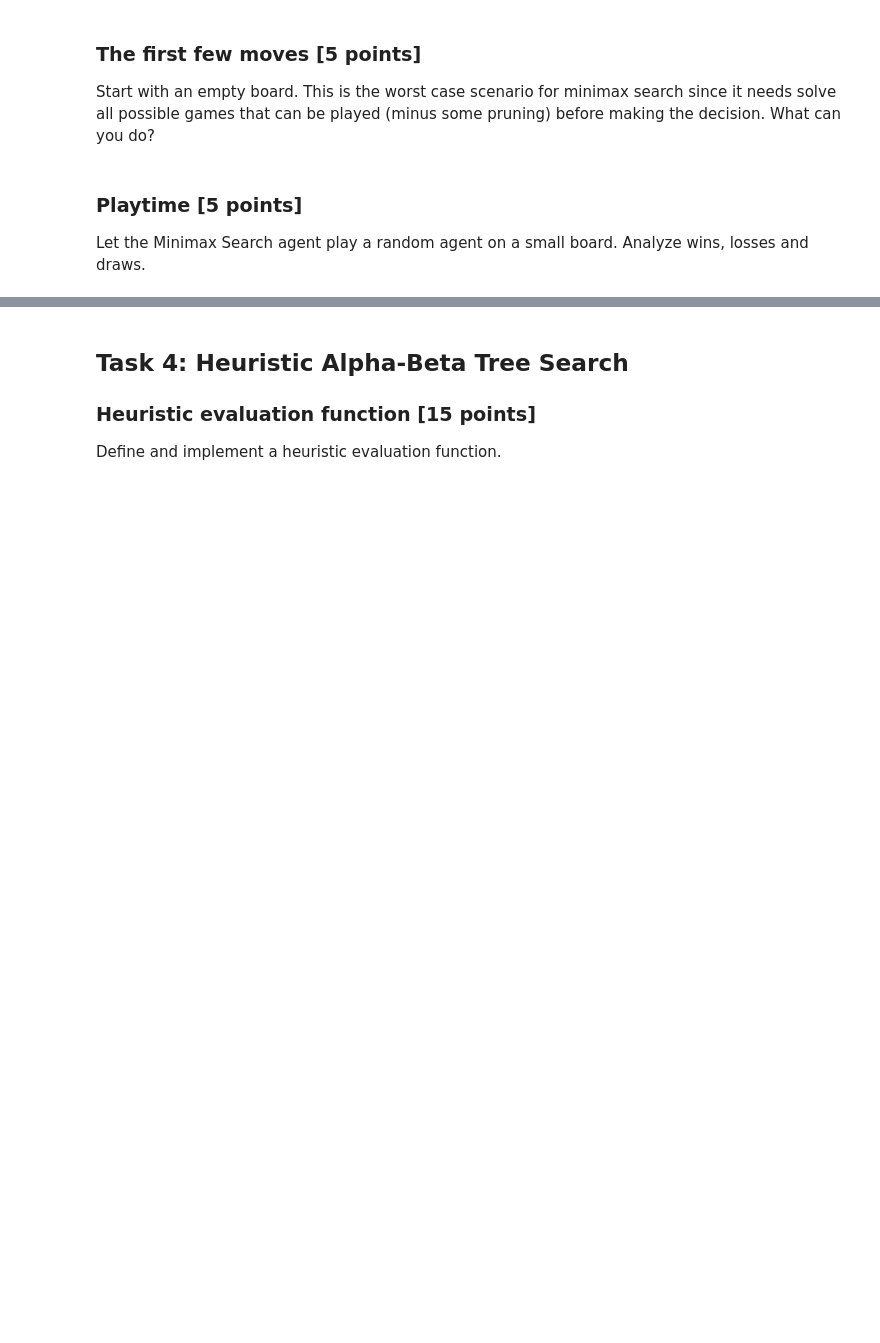
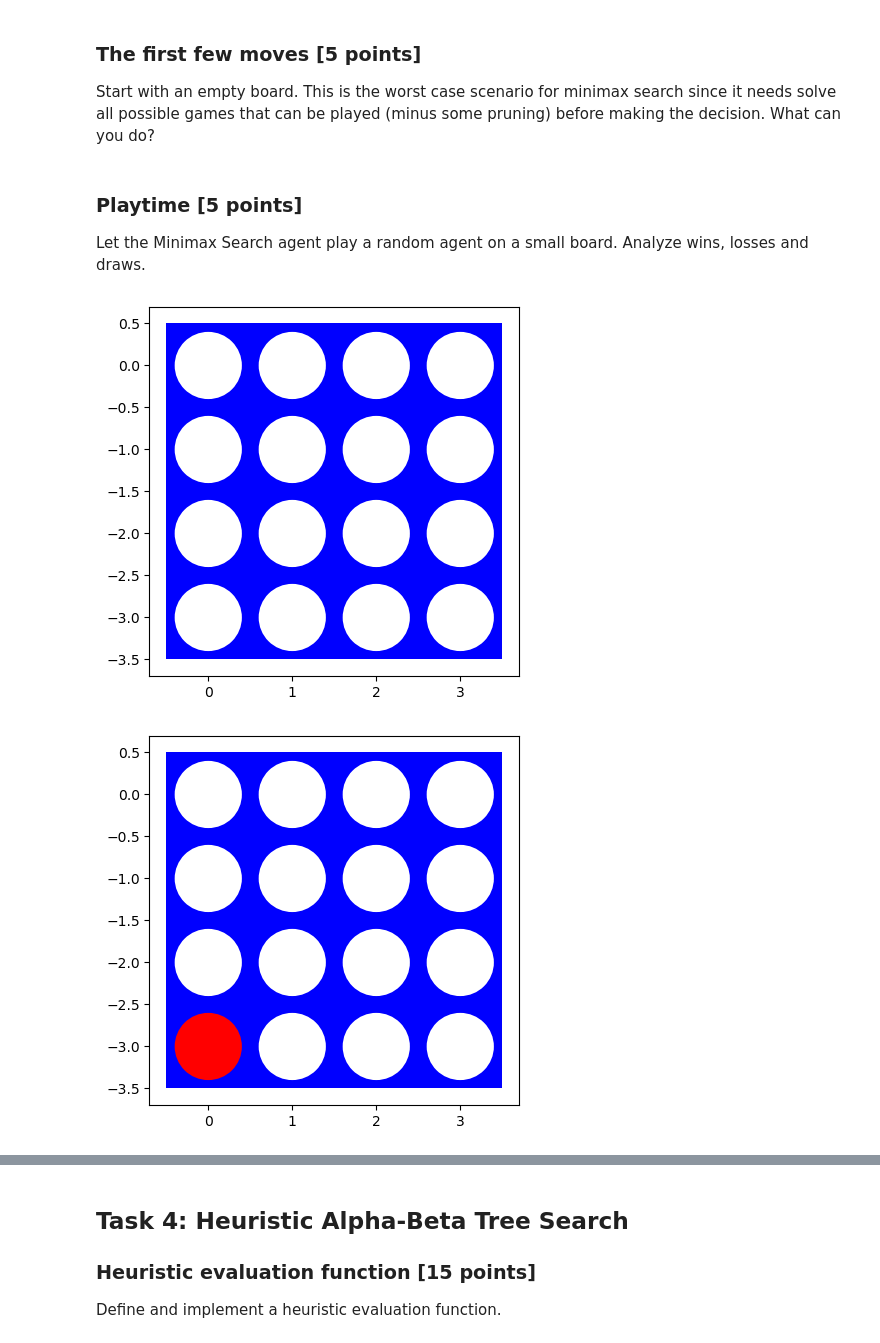
Before and after one commit to Mikecamdo/ArtificialIntelligence, a Jupyter notebook: Assignment 5/assignment_connect4.ipynb, the cells around one changed output, grey strips where cells are left out. Drawn from its saved outputs; the diff is of its cells as text; code cells hidden in the pictures; blank space fills up the shorter version.

```diff
--- a/Assignment 5/assignment_connect4.ipynb
+++ b/Assignment 5/assignment_connect4.ipynb
@@ -364,0 +370,23 @@ Let the Minimax Search agent play a random agent on a small board. Analyze wins,
+# %%
+# Your code/ answer goes here.
+yellow_agent = Minimax_Search(player=-1,debug=0)
+
+board = empty_board((4,4))
+
+turn = 1
+
+visualize(board)
+
+while terminal(board) == False:
+    if turn == 1:
+        board = random_player(board)
+    else:
+        value, move = yellow_agent.make_move(board)
+        board = result(board, turn, move)
+
+    visualize(board, False)
+
+    turn *= -1
+# %% [output]
+[figure, added]
+[figure, added]
```
Also changed, not shown: parts of 9 cells of this notebook.
